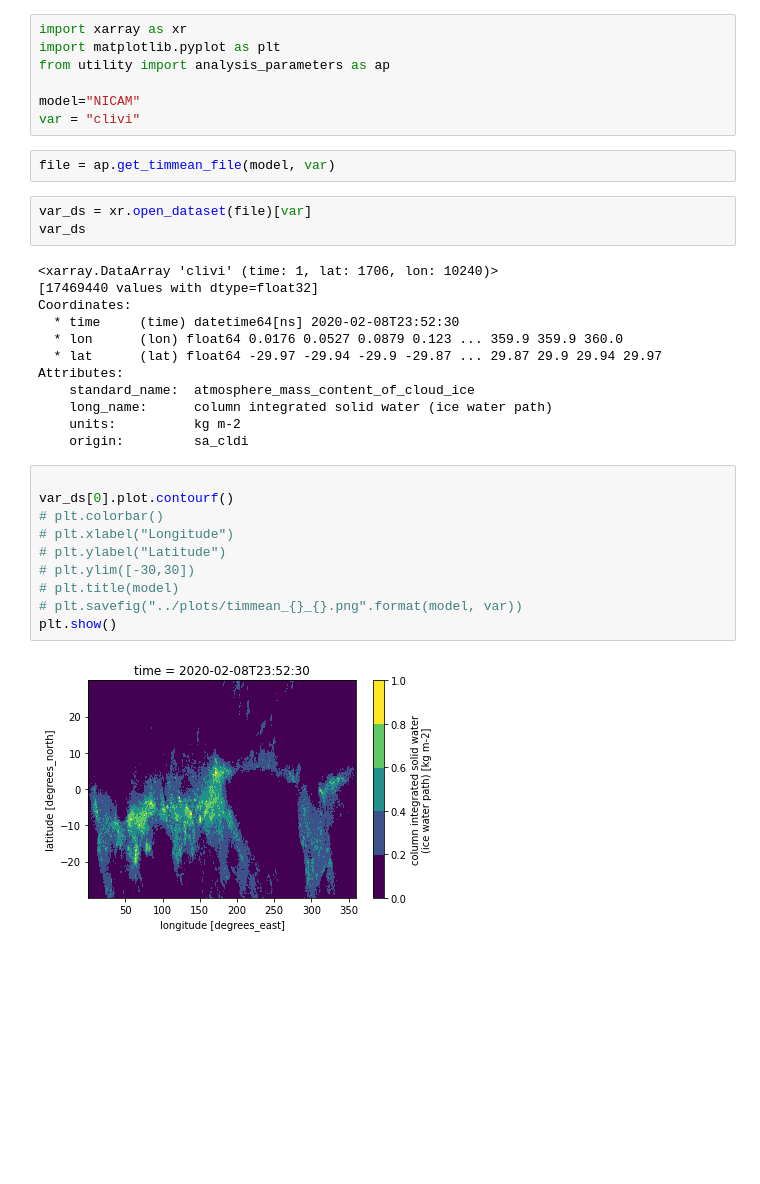
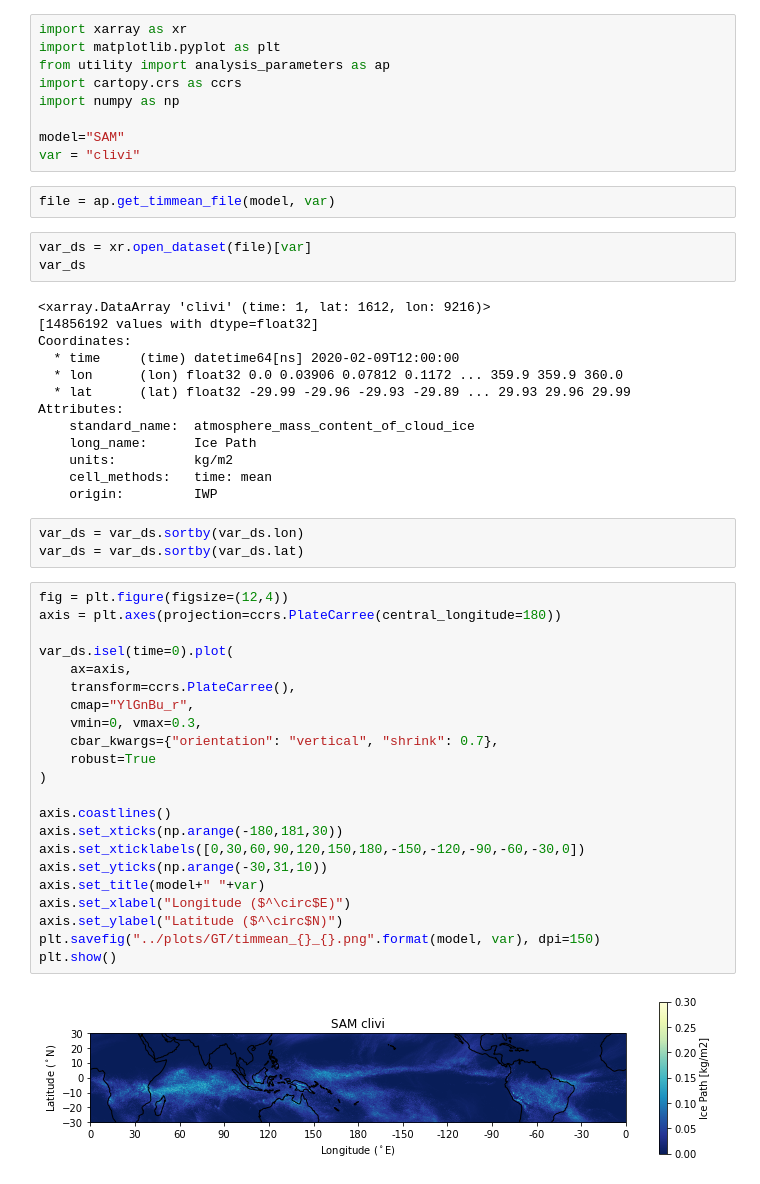
Before and after one commit to smturbev/dyamond2, a Jupyter notebook: python_scripts/global_tropics_mean.ipynb, the cells around one changed output. Cells and saved outputs as stored; diff of their text form; blank space fills up the shorter version.

Commit message:
updated for global tropical mean plots using xarray and cartopy

```diff
--- a/python_scripts/global_tropics_mean.ipynb
+++ b/python_scripts/global_tropics_mean.ipynb
@@ -2,8 +2,10 @@
 import xarray as xr
 import matplotlib.pyplot as plt
 from utility import analysis_parameters as ap
+import cartopy.crs as ccrs
+import numpy as np
 
-model="NICAM"
+model="SAM"
 var = "clivi"
 # %%
 file = ap.get_timmean_file(model, var)
@@ -11,26 +13,42 @@ file = ap.get_timmean_file(model, var)
 var_ds = xr.open_dataset(file)[var]
 var_ds
 # %% [output]
-<xarray.DataArray 'clivi' (time: 1, lat: 1706, lon: 10240)>
-[17469440 values with dtype=float32]
+<xarray.DataArray 'clivi' (time: 1, lat: 1612, lon: 9216)>
+[14856192 values with dtype=float32]
 Coordinates:
-  * time     (time) datetime64[ns] 2020-02-08T23:52:30
-  * lon      (lon) float64 0.0176 0.0527 0.0879 0.123 ... 359.9 359.9 360.0
-  * lat      (lat) float64 -29.97 -29.94 -29.9 -29.87 ... 29.87 29.9 29.94 29.97
+  * time     (time) datetime64[ns] 2020-02-09T12:00:00
+  * lon      (lon) float32 0.0 0.03906 0.07812 0.1172 ... 359.9 359.9 360.0
+  * lat      (lat) float32 -29.99 -29.96 -29.93 -29.89 ... 29.93 29.96 29.99
 Attributes:
     standard_name:  atmosphere_mass_content_of_cloud_ice
-    long_name:      column integrated solid water (ice water path)
-    units:          kg m-2
-    origin:         sa_cldi
+    long_name:      Ice Path
+    units:          kg/m2
+    cell_methods:   time: mean
+    origin:         IWP
-# %%
-
-var_ds[0].plot.contourf()
-# plt.colorbar()
-# plt.xlabel("Longitude")
-# plt.ylabel("Latitude")
-# plt.ylim([-30,30])
-# plt.title(model)
-# plt.savefig("../plots/timmean_{}_{}.png".format(model, var))
-plt.show()
-# %% [output]
-[figure, removed]
+# %%
+var_ds = var_ds.sortby(var_ds.lon)
+var_ds = var_ds.sortby(var_ds.lat)
+# %%
+fig = plt.figure(figsize=(12,4))
+axis = plt.axes(projection=ccrs.PlateCarree(central_longitude=180))
+
+var_ds.isel(time=0).plot(
+    ax=axis,
+    transform=ccrs.PlateCarree(),
+    cmap="YlGnBu_r",
+    vmin=0, vmax=0.3,
+    cbar_kwargs={"orientation": "vertical", "shrink": 0.7},
+    robust=True
+)
+
+axis.coastlines()
+axis.set_xticks(np.arange(-180,181,30))
+axis.set_xticklabels([0,30,60,90,120,150,180,-150,-120,-90,-60,-30,0])
+axis.set_yticks(np.arange(-30,31,10))
+axis.set_title(model+" "+var)
+axis.set_xlabel("Longitude ($^\circ$E)")
+axis.set_ylabel("Latitude ($^\circ$N)")
+plt.savefig("../plots/GT/timmean_{}_{}.png".format(model, var), dpi=150)
+plt.show()
+# %% [output]
+[figure, added]
```
Also changed, not shown: 5 other files.
